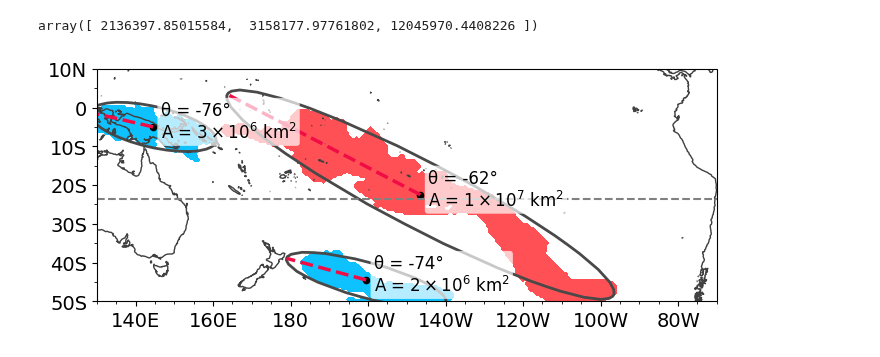
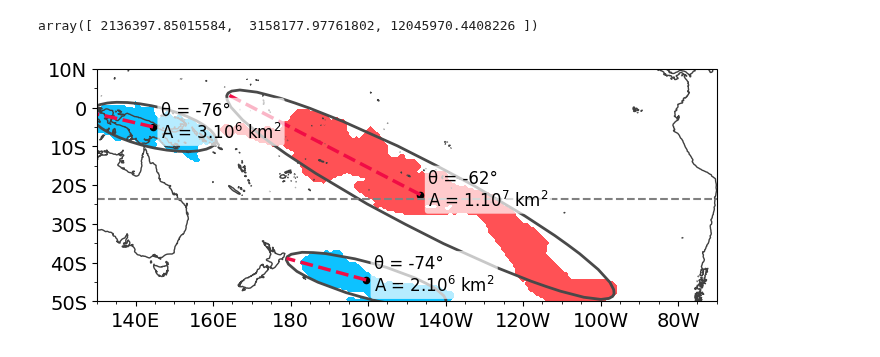
Before and after one commit to romainpilon/cloudbandPy, a Jupyter notebook: notebooks/ellipse_around_cloud_band.ipynb, the cells around one changed output. Saved outputs shown, nothing was run; the diff lists cells and outputs as text; code cells hidden in the pictures.

Commit message:
Correct text for blob area

```diff
--- a/notebooks/ellipse_around_cloud_band.ipynb
+++ b/notebooks/ellipse_around_cloud_band.ipynb
@@ -173,7 +173,7 @@ for i, cb in enumerate(list_of_candidates[0]):
         base, exponent = notation.split("e")
 
         # Get the x and y coordinates of the clicked point
-        area_string = rf"${round(float(base))} \times 10^{{{int(exponent)}}}$"
+        area_string = rf"${round(float(base))}.10^{{{int(exponent)}}}$"
         ax.text(
             x0 + 2,
             y0 - 3,
@@ -186,31 +186,31 @@ for i, cb in enumerate(list_of_candidates[0]):
             ),
             fontsize=12,
         )
 
 
 plt.axhline(y=-23.5, color="gray", linestyle="--")
 
 lat_north, lat_south = 10, -50
 lonticks = np.concatenate((np.arange(0, 180, 20), np.arange(-180, 0, 20)))
 latticks = np.arange(-50, 20, 10)
 ax.set_yticks(latticks, crs=ccrs.PlateCarree())
 ax.set_xticks(lonticks, crs=ccrs.PlateCarree())
 ax.xaxis.set_major_formatter(LON_FORMAT)
 ax.yaxis.set_major_formatter(LAT_FORMAT)
 ax.yaxis.set_minor_locator(MultipleLocator(5))
 ax.xaxis.set_minor_locator(MultipleLocator(5))
 ax.coastlines("50m", color="#404040")
 ax.set_extent([wrapTo180(lons)[-1], wrapTo180(lons)[0], lat_south, lat_north])
 ax.set_ylim([lat_south, lat_north])
 original_startdate = config_event["startdate"]
 datetime_obj = dt.datetime.strptime(original_startdate, "%Y%m%d.%H")
 formatted_startdate = datetime_obj.strftime("%Y-%m-%d")
 
 
 plt.savefig(
     f"./ellipse_{formatted_startdate}.png",
     dpi=200,
     bbox_inches="tight",
 )
 # %% [output]
-[figure, old version]
+[figure, new version]
```
Also changed, not shown: parts of 3 cells of this notebook.
